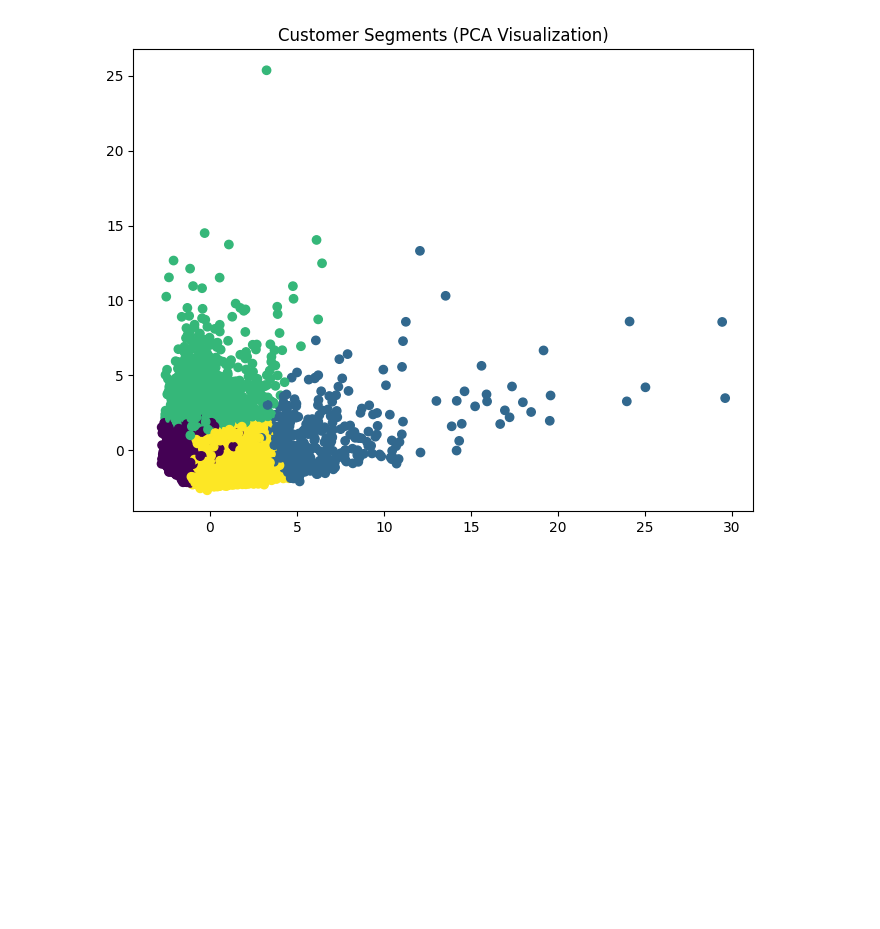
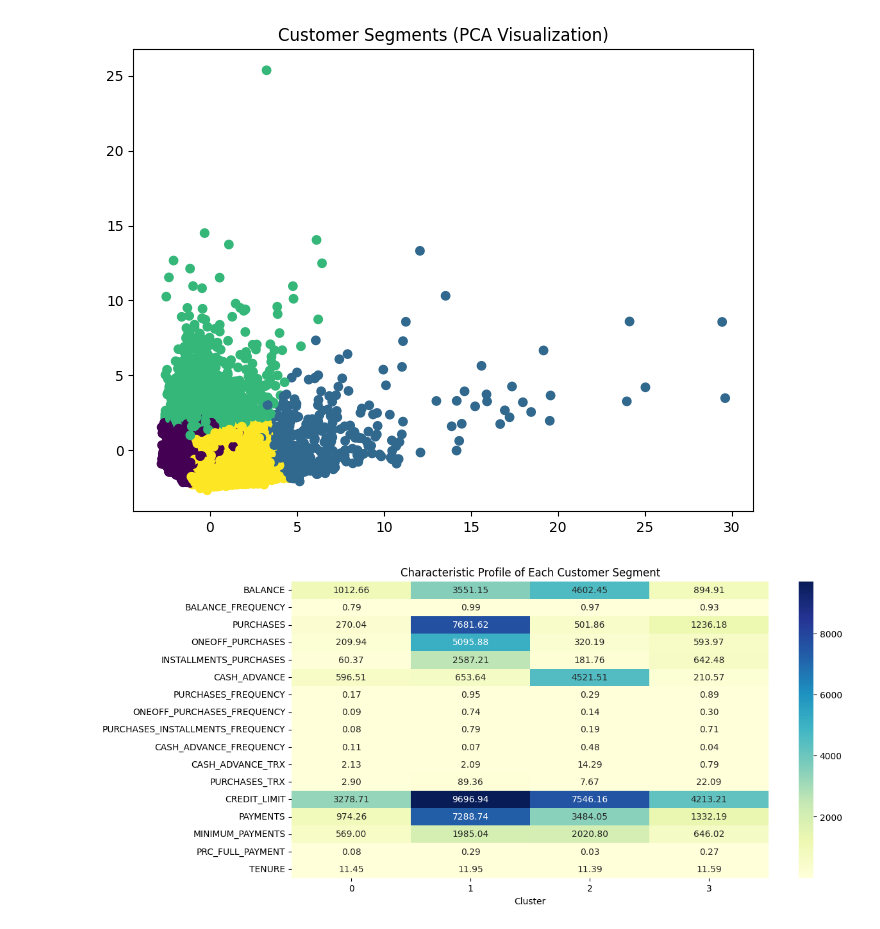
Before and after one commit to rrthelegend/Credit-Card-Behaviour-Clustering-MLLab, a Jupyter notebook: main.ipynb, the cells around one changed output. Saved outputs shown, nothing was run; the diff lists cells and outputs as text; code cells hidden in the pictures; blank space fills up the shorter version.

Commit message:
Heatmap mod

```diff
--- a/main.ipynb
+++ b/main.ipynb
@@ -43,3 +43,16 @@ plt.title('Customer Segments (PCA Visualization)')
 plt.show()
 # %% [output]
 [figure]
+# %%
+import seaborn as sns
+
+df['Cluster'] = clusters
+
+cluster_profile = df.drop('CUST_ID', axis=1).groupby('Cluster').mean()
+
+plt.figure(figsize=(12, 6))
+sns.heatmap(cluster_profile.T, annot=True, cmap='YlGnBu', fmt='.2f')
+plt.title('Characteristic Profile of Each Customer Segment')
+plt.show()
+# %% [output]
+[figure, added]
```
